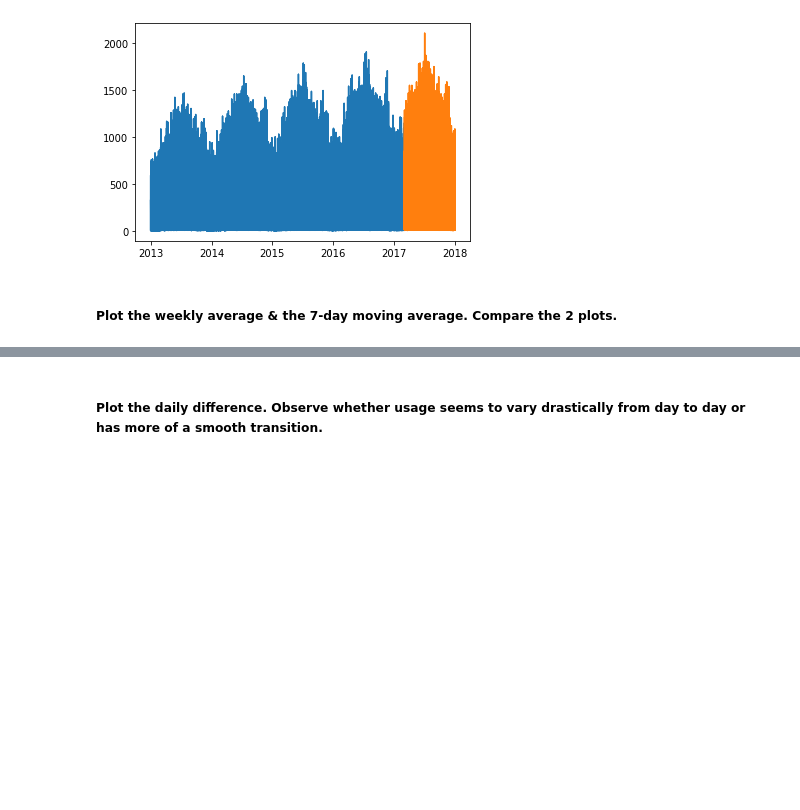
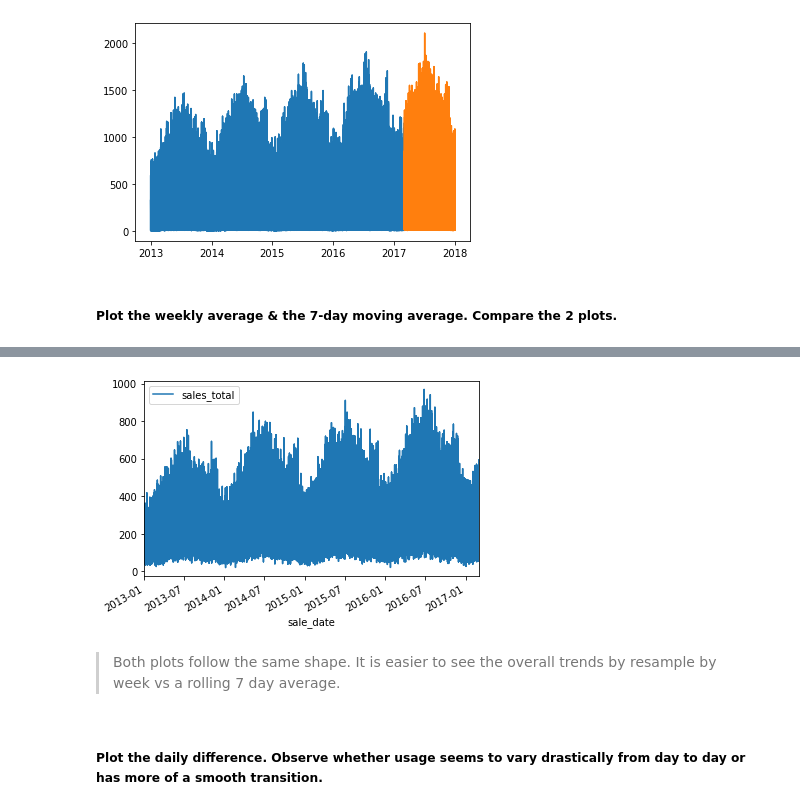
Before and after one commit to misty-garcia/ds-methodologies-exercises, a Jupyter notebook: time_series/explore-exercise.ipynb, the cells around one changed output, grey strips where cells are left out. Saved outputs shown, nothing was run; the diff lists cells and outputs as text; code cells hidden in the pictures; blank space fills up the shorter version.

```diff
--- a/time_series/explore-exercise.ipynb
+++ b/time_series/explore-exercise.ipynb
@@ -104,2 +118,9 @@ plt.show()
+# %%
+train.rolling(7).mean().plot()
+plt.show()
+# %% [output]
+[figure, added]
+# %% [markdown]
+> Both plots follow the same shape. It is easier to see the overall trends by resample by week vs a rolling 7 day average.
 # %% [markdown]
 ##### Plot the daily difference. Observe whether usage seems to vary drastically from day to day or has more of a smooth transition.
```
Also changed, not shown: parts of 16 cells of this notebook.
